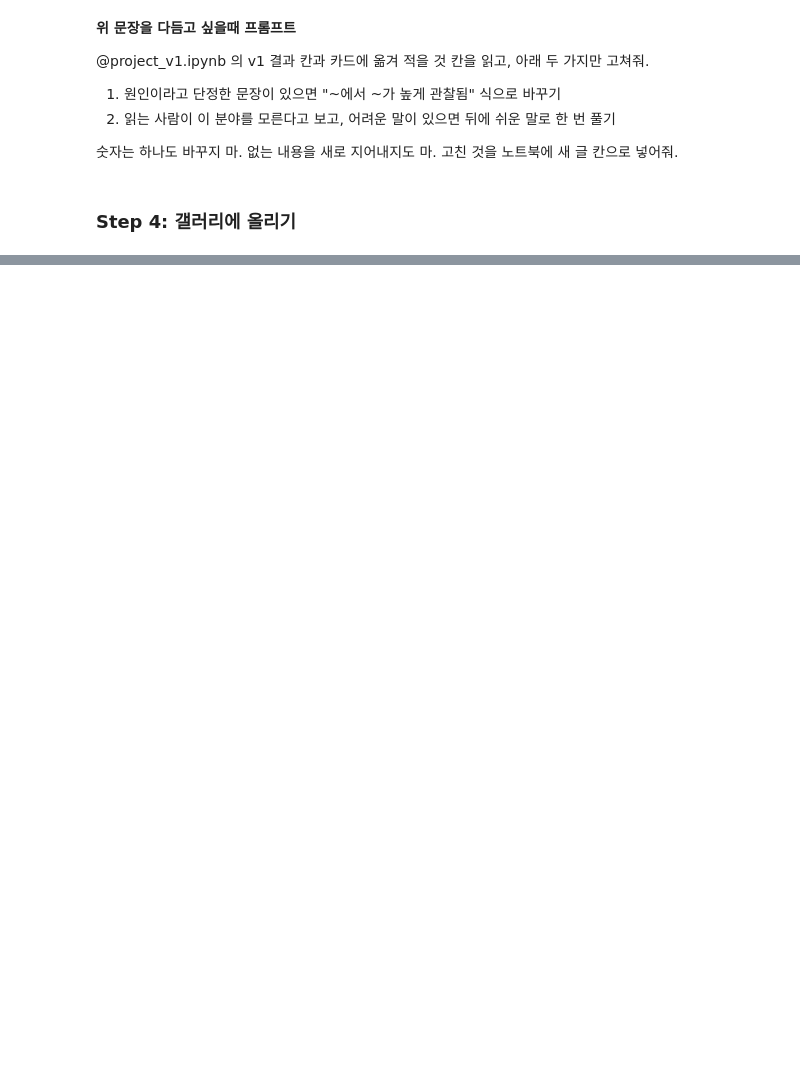
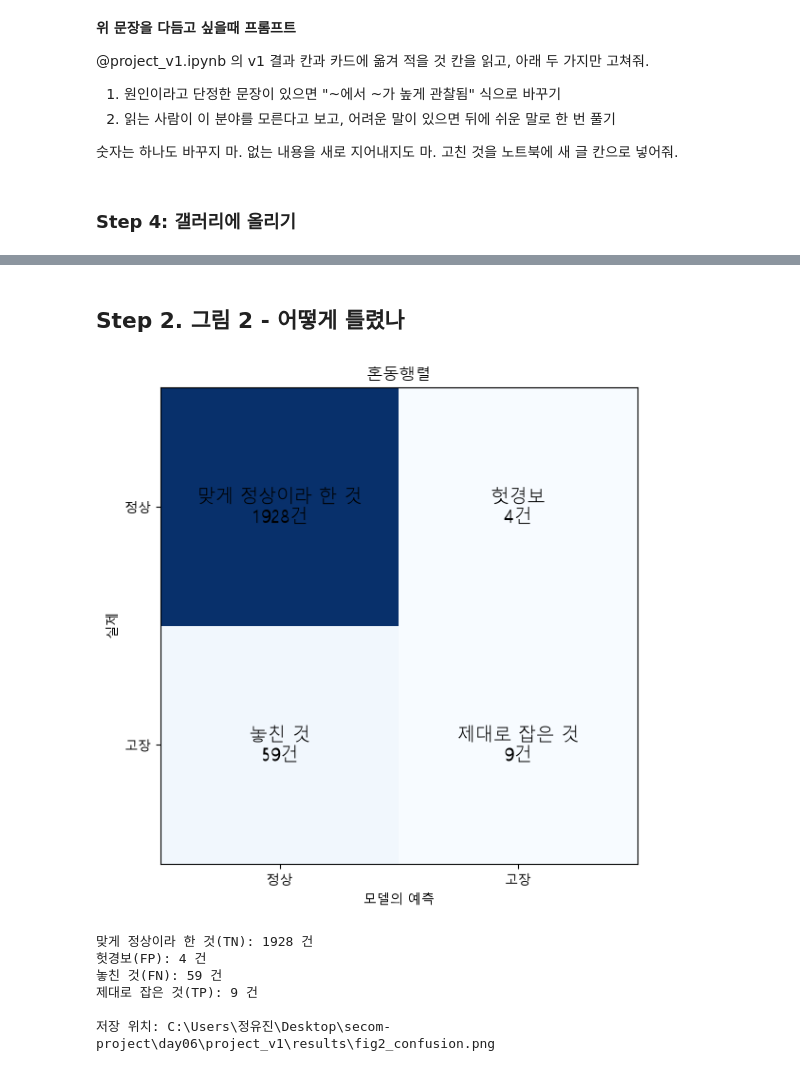
Before and after one commit to youjin7893-source/defect-prediction, a Jupyter notebook: day06/project_v1/project_v1.ipynb, the cells around one changed output, grey strips where cells are left out. Saved outputs shown, nothing was run; the diff lists cells and outputs as text; code cells hidden in the pictures; blank space fills up the shorter version.

```diff
--- a/day06/project_v1/project_v1.ipynb
+++ b/day06/project_v1/project_v1.ipynb
@@ -500,0 +547,52 @@ df.head()
+# %% [markdown]
+## Step 2. 그림 2 - 어떻게 틀렸나
+# %%
+# 로지스틱 회귀 모델 v0.1(변수 모델)의 시험용 예측 결과(예측)로 혼동행렬을 그린다
+from sklearn.metrics import confusion_matrix
+
+mpl.rcParams["font.family"] = "Malgun Gothic"  # 한글이 깨지지 않도록 폰트를 먼저 잡는다
+mpl.rcParams["axes.unicode_minus"] = False  # 마이너스 기호가 깨지지 않게 한다
+
+TN, FP, FN, TP = confusion_matrix(y_test, 예측).ravel()  # 실제 vs 예측을 4칸으로 나눈다
+혼동행렬표 = np.array([[TN, FP], [FN, TP]])  # 행: 실제(정상/고장), 열: 예측(정상/고장)
+칸이름 = np.array([
+    ["맞게 정상이라 한 것", "헛경보"],
+    ["놓친 것", "제대로 잡은 것"],
+])
+
+fig, ax = plt.subplots(figsize=(6, 6))
+ax.imshow(혼동행렬표, cmap="Blues")
+ax.set_title("혼동행렬")  # 요청받은 제목
+ax.set_xlabel("모델의 예측")
+ax.set_ylabel("실제")
+ax.set_xticks([0, 1])
+ax.set_xticklabels(["정상", "고장"])
+ax.set_yticks([0, 1])
+ax.set_yticklabels(["정상", "고장"])
+
+for i in range(2):
+    for j in range(2):
+        ax.text(j, i, f"{칸이름[i, j]}\n{혼동행렬표[i, j]}건",
+                ha="center", va="center", fontsize=14)  # 칸마다 이름과 건수를 크게 적는다
+
+fig.tight_layout()
+
+os.makedirs("results", exist_ok=True)  # results 폴더 만들기
+저장경로2 = os.path.join("results", "fig2_confusion.png")
+fig.savefig(저장경로2, dpi=150, bbox_inches="tight")  # 파일로 저장
+plt.show()
+
+print("맞게 정상이라 한 것(TN):", TN, "건")
+print("헛경보(FP):", FP, "건")
+print("놓친 것(FN):", FN, "건")
+print("제대로 잡은 것(TP):", TP, "건")
+print()
+print("저장 위치:", os.path.abspath(저장경로2))
+# %% [output]
+[figure, added]
+맞게 정상이라 한 것(TN): 1928 건
+헛경보(FP): 4 건
+놓친 것(FN): 59 건
+제대로 잡은 것(TP): 9 건
+
+저장 위치: C:\Users\정유진\Desktop\secom-project\day06\project_v1\results\fig2_confusion.png
```
Also changed, not shown: parts of 20 cells of this notebook, 4 other files.
